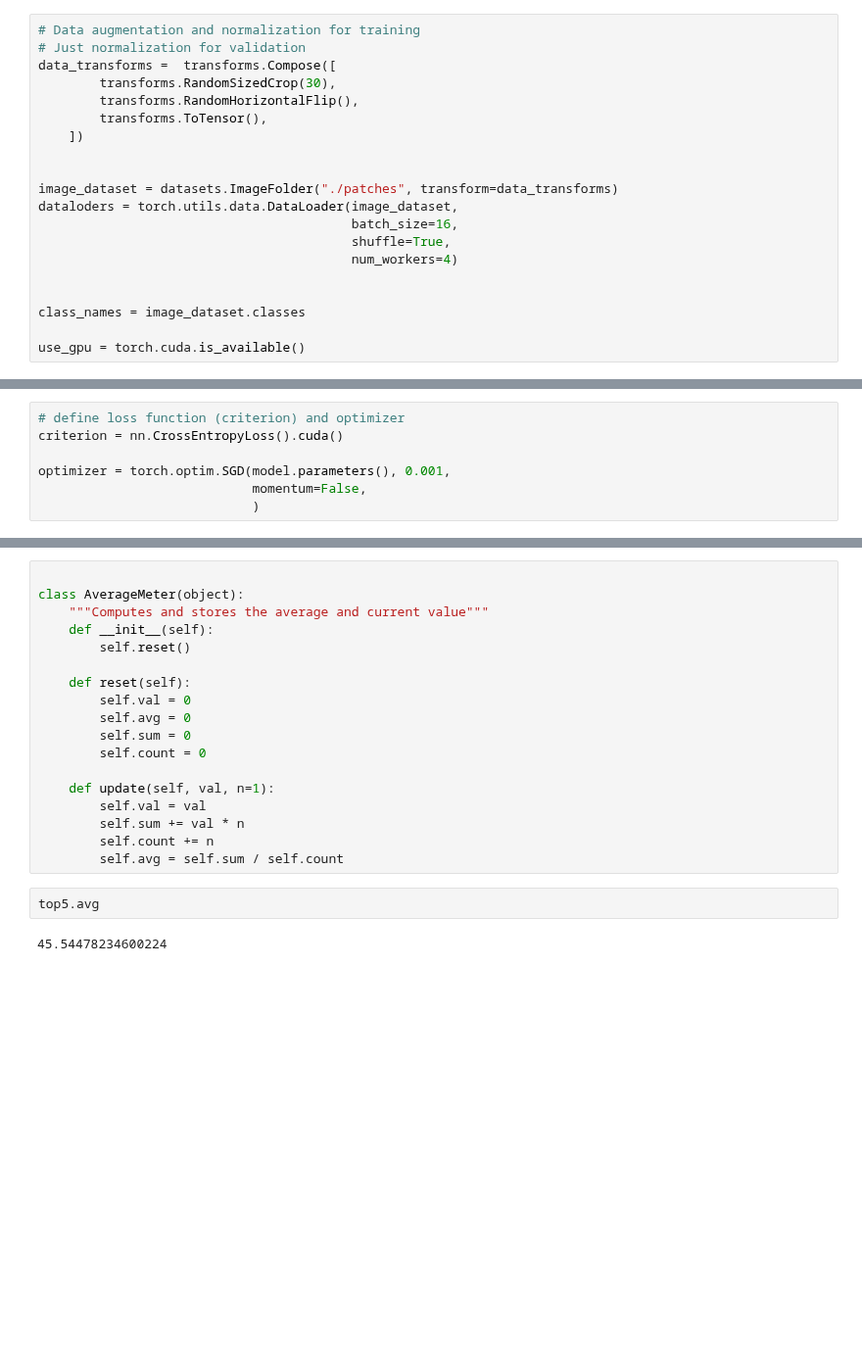
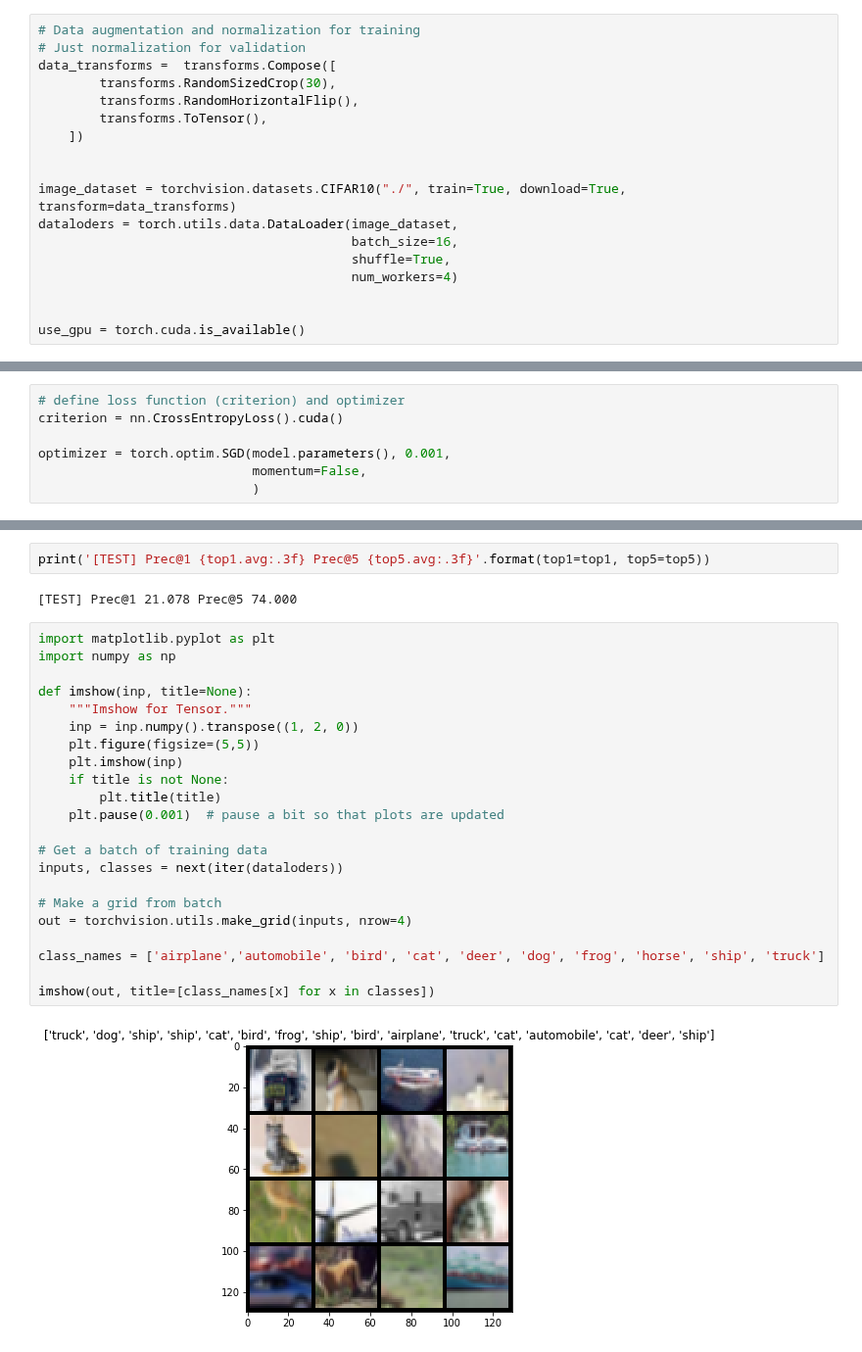
Before and after one commit to Matt3164/Fun_with_pytorch, a Jupyter notebook: pytorch_tutorial.ipynb, the cells around one changed output, grey strips where cells are left out. Shown at 98% size. Saved outputs shown, nothing was run; the diff lists cells and outputs as text; blank space fills up the shorter version.

```diff
--- a/pytorch_tutorial.ipynb
+++ b/pytorch_tutorial.ipynb
@@ -13,13 +20,11 @@ data_transforms =  transforms.Compose([
     ])
 
 
-image_dataset = datasets.ImageFolder("./patches", transform=data_transforms)
+image_dataset = torchvision.datasets.CIFAR10("./", train=True, download=True, transform=data_transforms)
 dataloders = torch.utils.data.DataLoader(image_dataset,
                                          batch_size=16,
                                          shuffle=True,
                                          num_workers=4)
 
 
-class_names = image_dataset.classes
-
 use_gpu = torch.cuda.is_available()
@@ -215,22 +225,28 @@ Test: [2100/2173]
-# %%
-
-class AverageMeter(object):
-    """Computes and stores the average and current value"""
-    def __init__(self):
-        self.reset()
-
-    def reset(self):
-        self.val = 0
-        self.avg = 0
-        self.sum = 0
-        self.count = 0
-
-    def update(self, val, n=1):
-        self.val = val
-        self.sum += val * n
-        self.count += n
-        self.avg = self.sum / self.count
-# %%
-top5.avg
-# %% [output]
-45.54478234600224
+# %%
+print('[TEST] Prec@1 {top1.avg:.3f} Prec@5 {top5.avg:.3f}'.format(top1=top1, top5=top5))
+# %% [output]
+[TEST] Prec@1 21.078 Prec@5 74.000
+# %%
+import matplotlib.pyplot as plt
+import numpy as np
+
+def imshow(inp, title=None):
+    """Imshow for Tensor."""
+    inp = inp.numpy().transpose((1, 2, 0))
+    plt.figure(figsize=(5,5))
+    plt.imshow(inp)
+    if title is not None:
+        plt.title(title)
+    plt.pause(0.001)  # pause a bit so that plots are updated
+
+# Get a batch of training data
+inputs, classes = next(iter(dataloders))
+
+# Make a grid from batch
+out = torchvision.utils.make_grid(inputs, nrow=4)
+
+class_names = ['airplane','automobile', 'bird', 'cat', 'deer', 'dog', 'frog', 'horse', 'ship', 'truck']
+
+imshow(out, title=[class_names[x] for x in classes])
+# %% [output]
+[figure, added]
```
Also changed, not shown: parts of 15 cells of this notebook, 1 other file.
